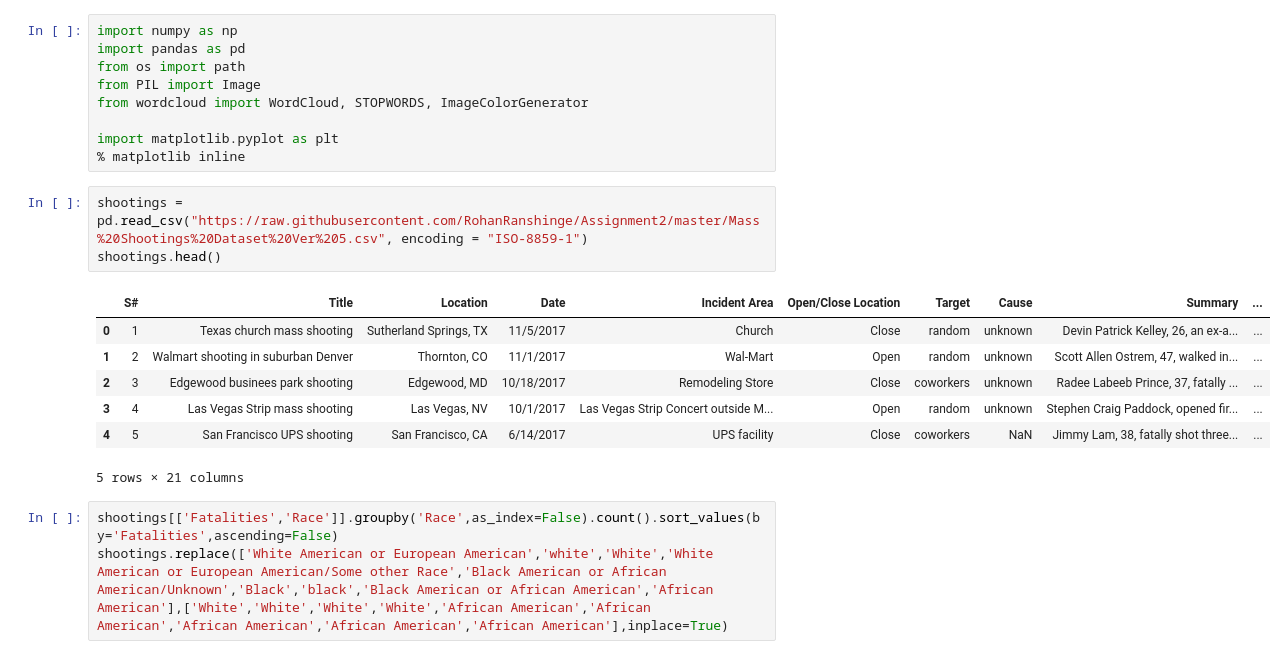
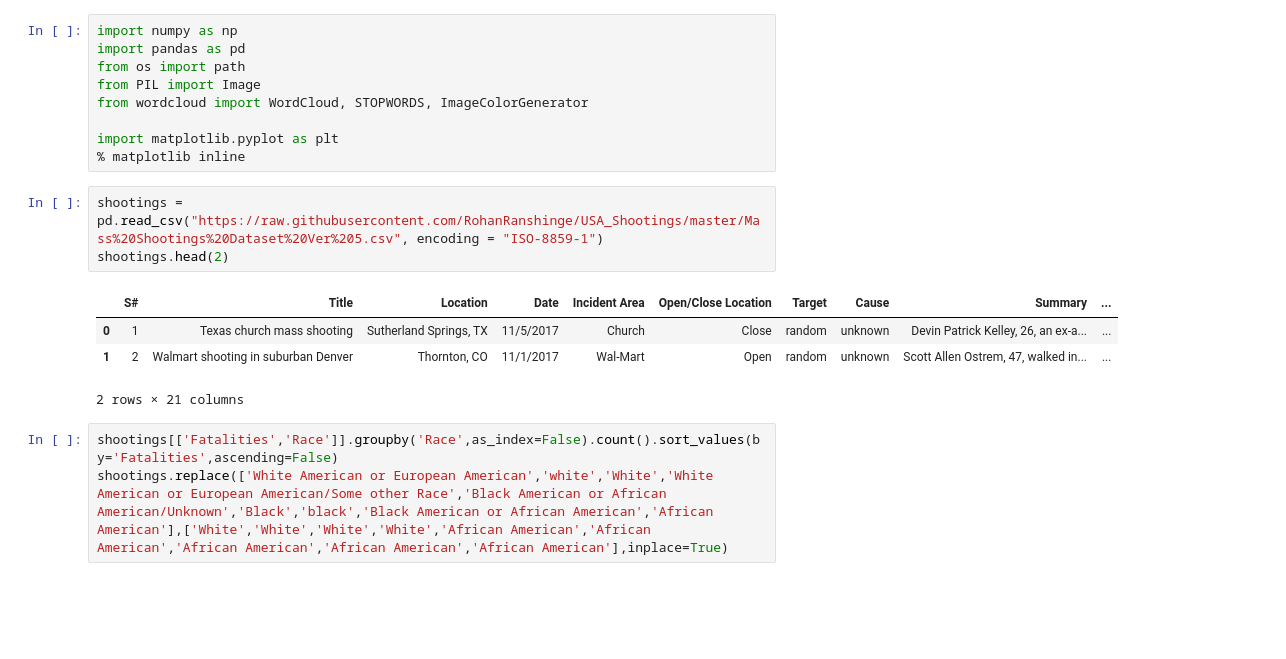
Before and after one commit to RohanRanshinge/USA_Shootings, a Jupyter notebook: Shootings.ipynb, the cells around one changed output. Drawn from its saved outputs; the diff is of its cells as text; blank space fills up the shorter version.

```diff
--- a/Shootings.ipynb
+++ b/Shootings.ipynb
@@ -10,16 +10,13 @@ from wordcloud import WordCloud, STOPWORDS, ImageColorGenerator
 import matplotlib.pyplot as plt
 % matplotlib inline
 # %%
-shootings = pd.read_csv("https://raw.githubusercontent.com/RohanRanshinge/Assignment2/master/Mass%20Shootings%20Dataset%20Ver%205.csv", encoding = "ISO-8859-1")
-shootings.head()
+shootings = pd.read_csv("https://raw.githubusercontent.com/RohanRanshinge/USA_Shootings/master/Mass%20Shootings%20Dataset%20Ver%205.csv", encoding = "ISO-8859-1")
+shootings.head(2)
 # %% [output]
 |  | S# | Title | Location | Date | Incident Area | Open/Close Location | Target | Cause | Summary | ... |
 | 0 | 1 | Texas church mass shooting | Sutherland Springs, TX | 11/5/2017 | Church | Close | random | unknown | Devin Patrick Kelley, 26, an ex-a... | ... |
 | 1 | 2 | Walmart shooting in suburban Denver | Thornton, CO | 11/1/2017 | Wal-Mart | Open | random | unknown | Scott Allen Ostrem, 47, walked in... | ... |
-| 2 | 3 | Edgewood businees park shooting | Edgewood, MD | 10/18/2017 | Remodeling Store | Close | coworkers | unknown | Radee Labeeb Prince, 37, fatally ... | ... |
-| 3 | 4 | Las Vegas Strip mass shooting | Las Vegas, NV | 10/1/2017 | Las Vegas Strip Concert outside M... | Open | random | unknown | Stephen Craig Paddock, opened fir... | ... |
-| 4 | 5 | San Francisco UPS shooting | San Francisco, CA | 6/14/2017 | UPS facility | Close | coworkers | NaN | Jimmy Lam, 38, fatally shot three... | ... |
-5 rows × 21 columns
+2 rows × 21 columns
 # %%
 shootings[['Fatalities','Race']].groupby('Race',as_index=False).count().sort_values(by='Fatalities',ascending=False)
 shootings.replace(['White American or European American','white','White','White American or European American/Some other Race','Black American or African American/Unknown','Black','black','Black American or African American','African American'],['White','White','White','White','African American','African American','African American','African American','African American'],inplace=True)
```
